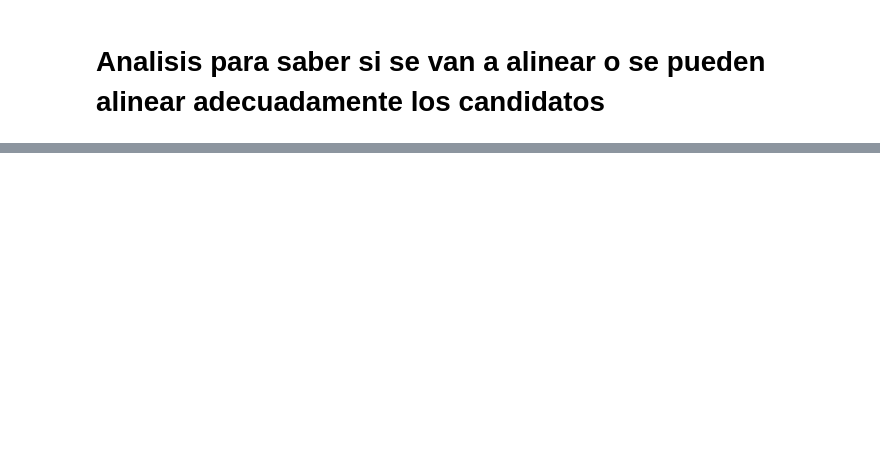
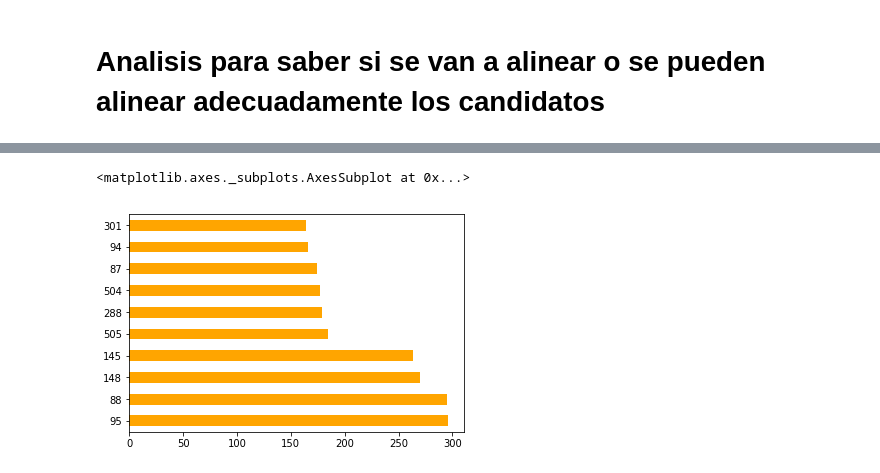
Before and after one commit to serch86/click_python, a Jupyter notebook: Serch/Expermientos/Analisis_para_alineacion.ipynb, the cells around one changed output, grey strips where cells are left out. Cells and saved outputs as stored; diff of their text form; code cells hidden in the pictures; blank space fills up the shorter version.

```diff
--- a/Serch/Expermientos/Analisis_para_alineacion.ipynb
+++ b/Serch/Expermientos/Analisis_para_alineacion.ipynb
@@ -45,0 +381,6 @@ sns.kdeplot(rsmd['0'],)
+# %%
+idx_2 = rmsd.candidato_clique_2.value_counts().head(10).index
+rmsd.candidato_clique_2.value_counts().head(10).plot.barh(color='orange')
+# %% [output]
+<matplotlib.axes._subplots.AxesSubplot at 0x...>
+[figure, added]
```
Also changed, not shown: parts of 66 cells of this notebook, 41 other files.
